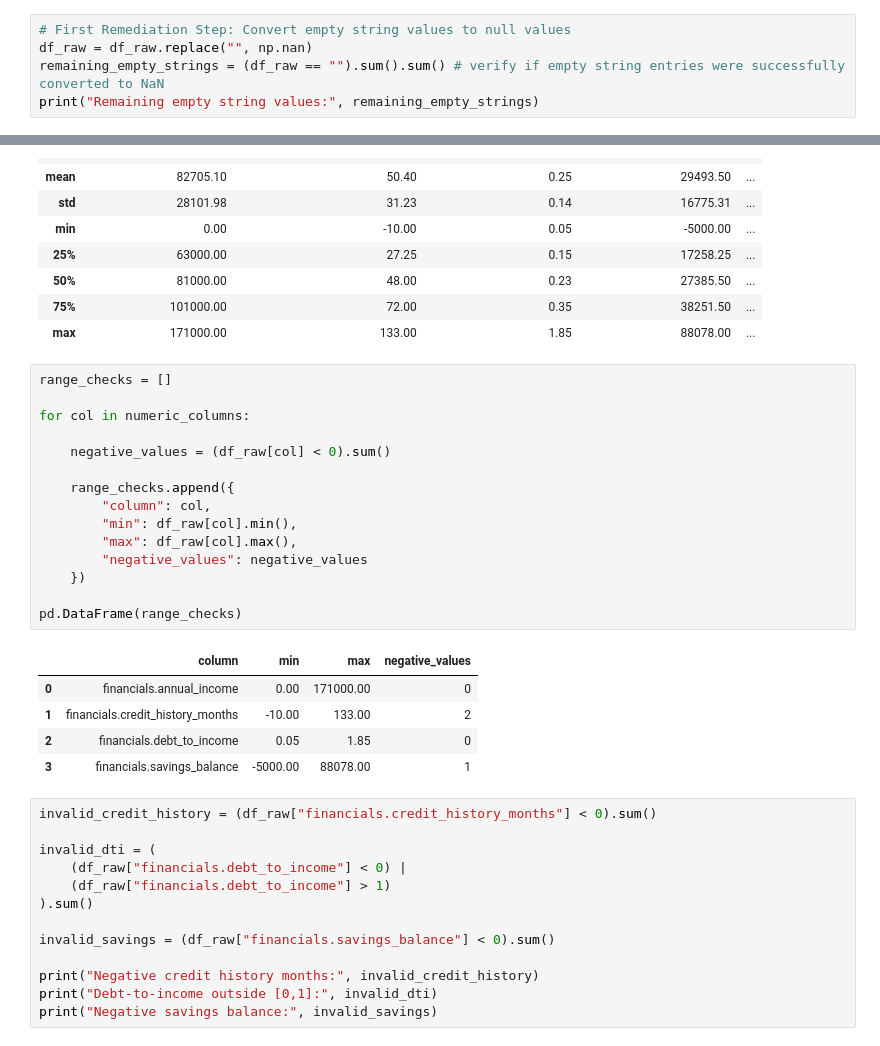
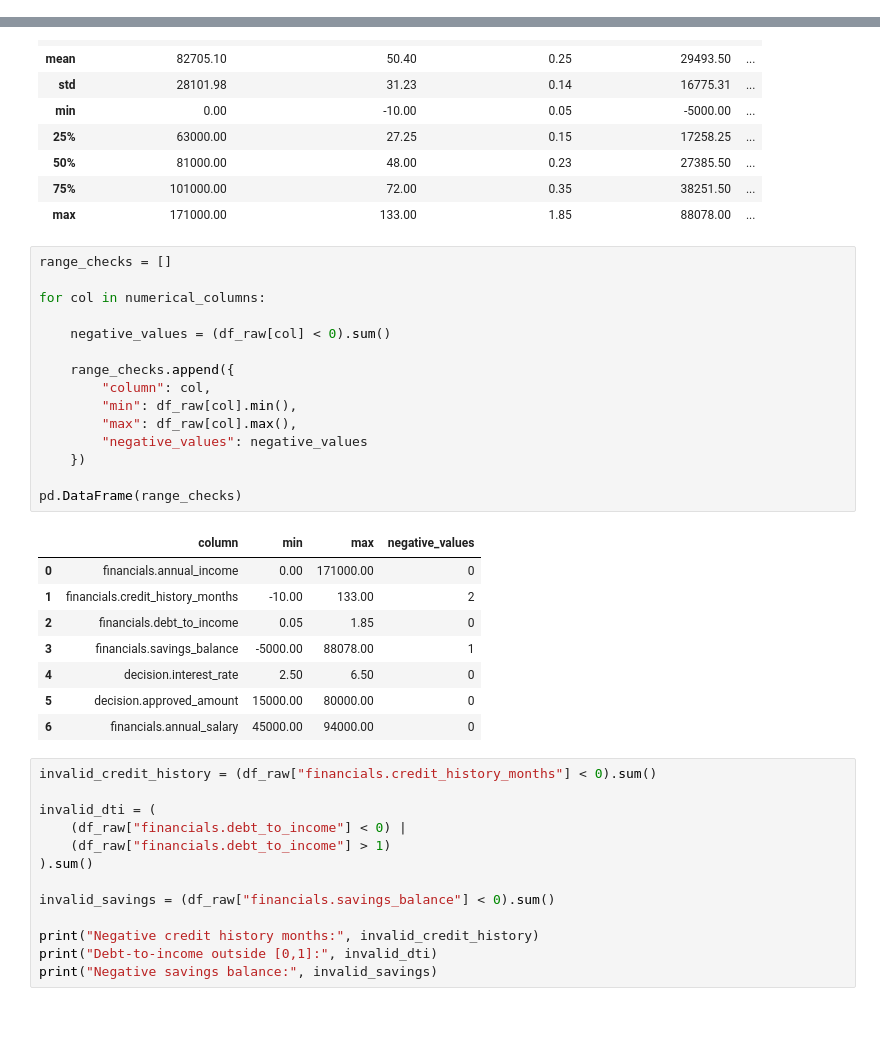
Before and after one commit to Beatrizboal/dego-project-team7, a Jupyter notebook: notebooks/01_data_quality.ipynb, the cells around one changed output, grey strips where cells are left out. Saved outputs shown, nothing was run; the diff lists cells and outputs as text; blank space fills up the shorter version.

```diff
--- a/notebooks/01_data_quality.ipynb
+++ b/notebooks/01_data_quality.ipynb
@@ -187,8 +187,3 @@ empty_string_table.head()
 This analysis shows that in certain variables missing information is enconded as strings rather than proper null entries, indicating inconsistencies in how missing data is represented and may hinder accurate detection of incomplete records during analysis.
 
 To ensure consistent handling of missing values, empty string entries are standardised by converting them to null values (`NaN`).
-# %%
-# First Remediation Step: Convert empty string values to null values
-df_raw = df_raw.replace("", np.nan)
-remaining_empty_strings = (df_raw == "").sum().sum() # verify if empty string entries were successfully converted to NaN
-print("Remaining empty string values:", remaining_empty_strings)
@@ -477,24 +470,27 @@ Descriptive statistics for numerical columns:
 # %%
 range_checks = []
 
-for col in numeric_columns:
+for col in numerical_columns:
 
     negative_values = (df_raw[col] < 0).sum()
 
     range_checks.append({
         "column": col,
         "min": df_raw[col].min(),
         "max": df_raw[col].max(),
         "negative_values": negative_values
     })
 
 pd.DataFrame(range_checks)
 # %% [output]
 |  | column | min | max | negative_values |
 | 0 | financials.annual_income | 0.00 | 171000.00 | 0 |
 | 1 | financials.credit_history_months | -10.00 | 133.00 | 2 |
 | 2 | financials.debt_to_income | 0.05 | 1.85 | 0 |
 | 3 | financials.savings_balance | -5000.00 | 88078.00 | 1 |
+| 4 | decision.interest_rate | 2.50 | 6.50 | 0 |
+| 5 | decision.approved_amount | 15000.00 | 80000.00 | 0 |
+| 6 | financials.annual_salary | 45000.00 | 94000.00 | 0 |
 # %%
 invalid_credit_history = (df_raw["financials.credit_history_months"] < 0).sum()
 
```
Also changed, not shown: parts of 32 cells of this notebook.
